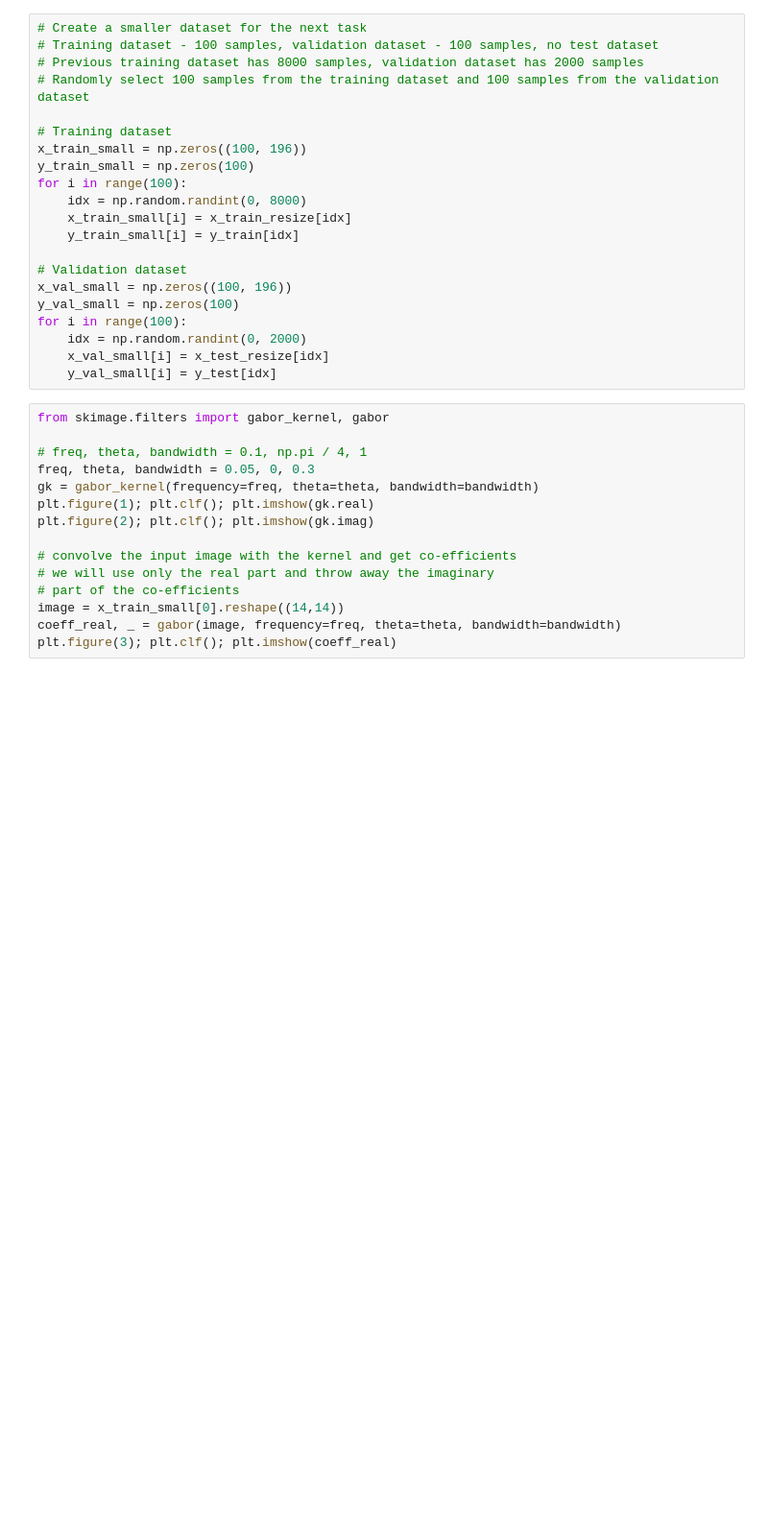
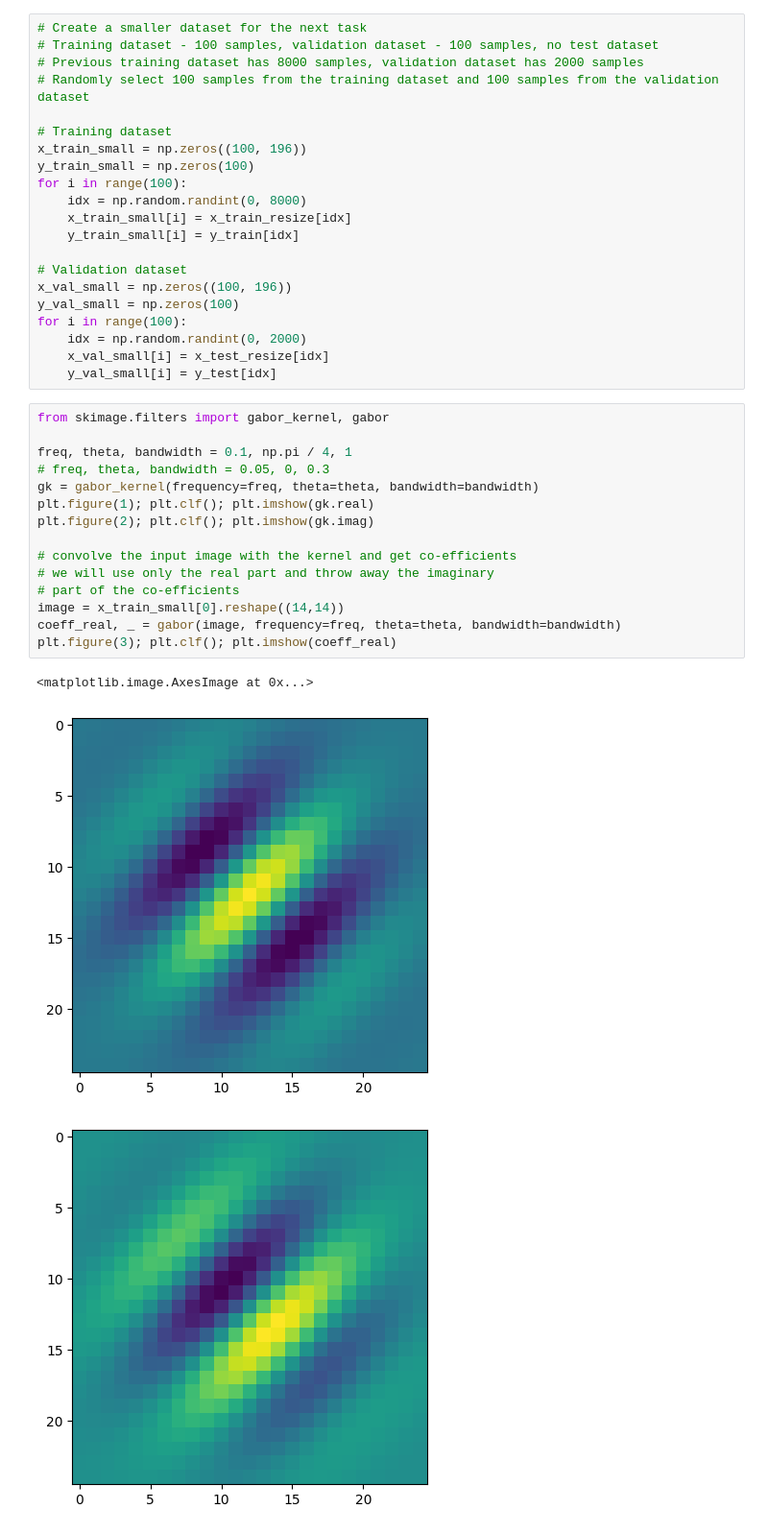
Before and after one commit to jbwenjoy/ESE-5460-Principals-of-Deep-Learning, a Jupyter notebook: hw1/hw1.ipynb, the cells around one changed output. Shown at 96% size. Saved outputs shown, nothing was run; the diff lists cells and outputs as text; blank space fills up the shorter version.

```diff
--- a/hw1/hw1.ipynb
+++ b/hw1/hw1.ipynb
@@ -127,15 +184,19 @@ for i in range(100):
 # %%
 from skimage.filters import gabor_kernel, gabor
 
-# freq, theta, bandwidth = 0.1, np.pi / 4, 1
-freq, theta, bandwidth = 0.05, 0, 0.3
+freq, theta, bandwidth = 0.1, np.pi / 4, 1
+# freq, theta, bandwidth = 0.05, 0, 0.3
 gk = gabor_kernel(frequency=freq, theta=theta, bandwidth=bandwidth)
 plt.figure(1); plt.clf(); plt.imshow(gk.real)
 plt.figure(2); plt.clf(); plt.imshow(gk.imag)
 
 # convolve the input image with the kernel and get co-efficients
 # we will use only the real part and throw away the imaginary
 # part of the co-efficients
 image = x_train_small[0].reshape((14,14))
 coeff_real, _ = gabor(image, frequency=freq, theta=theta, bandwidth=bandwidth)
 plt.figure(3); plt.clf(); plt.imshow(coeff_real)
+# %% [output]
+<matplotlib.image.AxesImage at 0x...>
+[figure, added]
+[figure, added]
```
Also changed, not shown: parts of 19 cells of this notebook.
